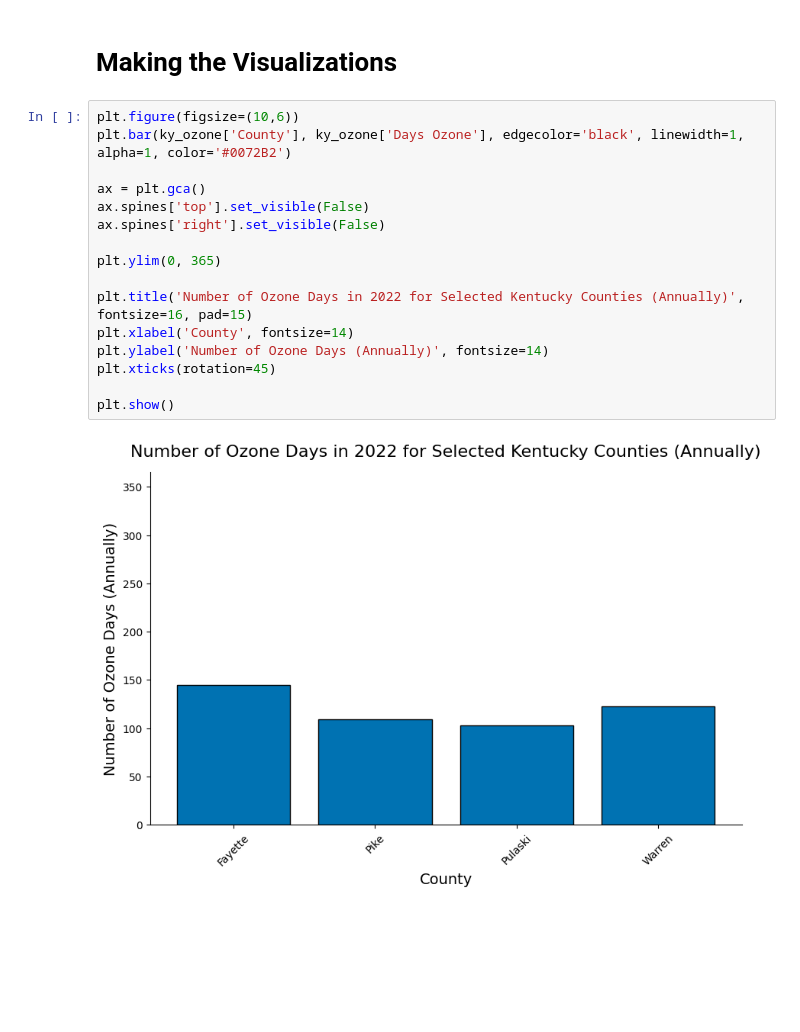
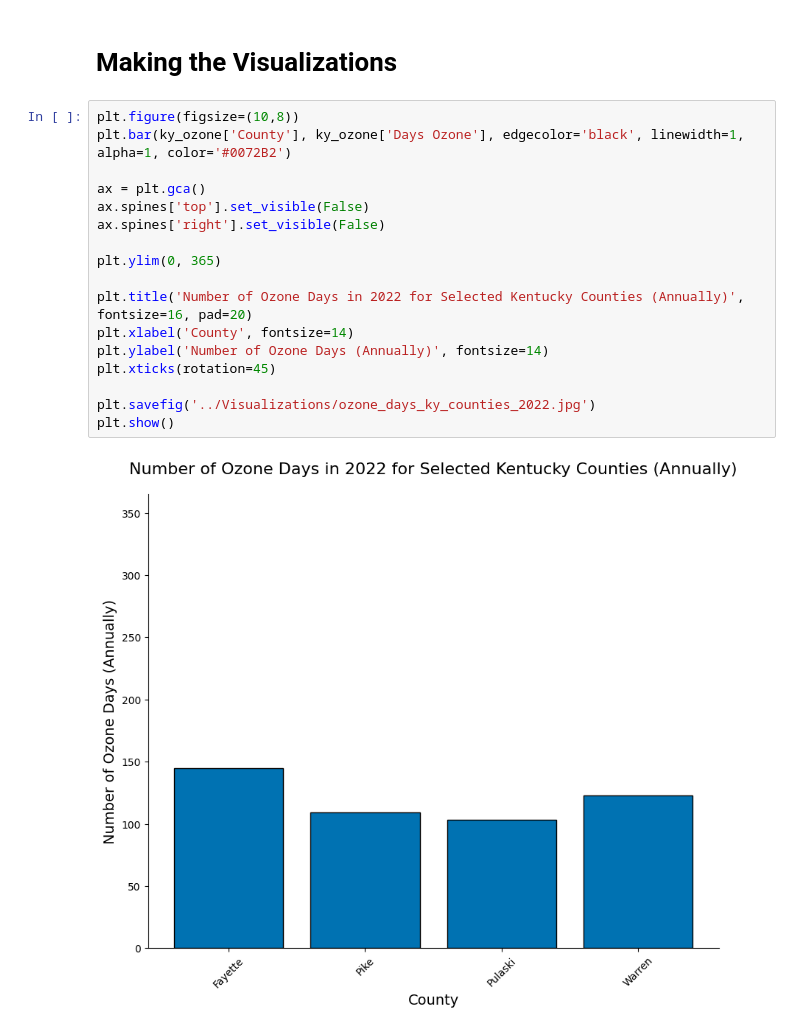
Before and after one commit to DaviLeeAnn/air_quality_and_hospital_admission_rates, a Jupyter notebook: Notebooks/air_quality_and_hospital_admission_rates_in_2022.ipynb, the cells around one changed output. Drawn from its saved outputs; the diff is of its cells as text; blank space fills up the shorter version.

```diff
--- a/Notebooks/air_quality_and_hospital_admission_rates_in_2022.ipynb
+++ b/Notebooks/air_quality_and_hospital_admission_rates_in_2022.ipynb
@@ -280,20 +280,21 @@ ky_pm25.head()
 # %% [markdown]
 # Making the Visualizations
 # %%
-plt.figure(figsize=(10,6))
+plt.figure(figsize=(10,8))
 plt.bar(ky_ozone['County'], ky_ozone['Days Ozone'], edgecolor='black', linewidth=1, alpha=1, color='#0072B2')
 
 ax = plt.gca()
 ax.spines['top'].set_visible(False)
 ax.spines['right'].set_visible(False)
 
 plt.ylim(0, 365)
 
-plt.title('Number of Ozone Days in 2022 for Selected Kentucky Counties (Annually)', fontsize=16, pad=15)
+plt.title('Number of Ozone Days in 2022 for Selected Kentucky Counties (Annually)', fontsize=16, pad=20)
 plt.xlabel('County', fontsize=14)
 plt.ylabel('Number of Ozone Days (Annually)', fontsize=14)
 plt.xticks(rotation=45)
 
+plt.savefig('../Visualizations/ozone_days_ky_counties_2022.jpg')
 plt.show()
 # %% [output]
-[figure, old version]
+[figure, new version]
```
Also changed, not shown: parts of 3 cells of this notebook, 2 other files.
